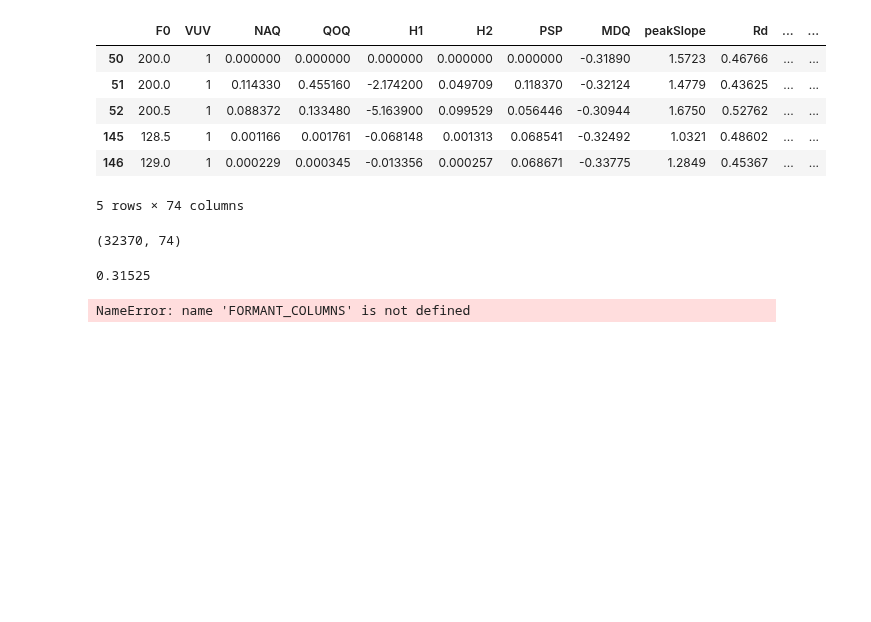
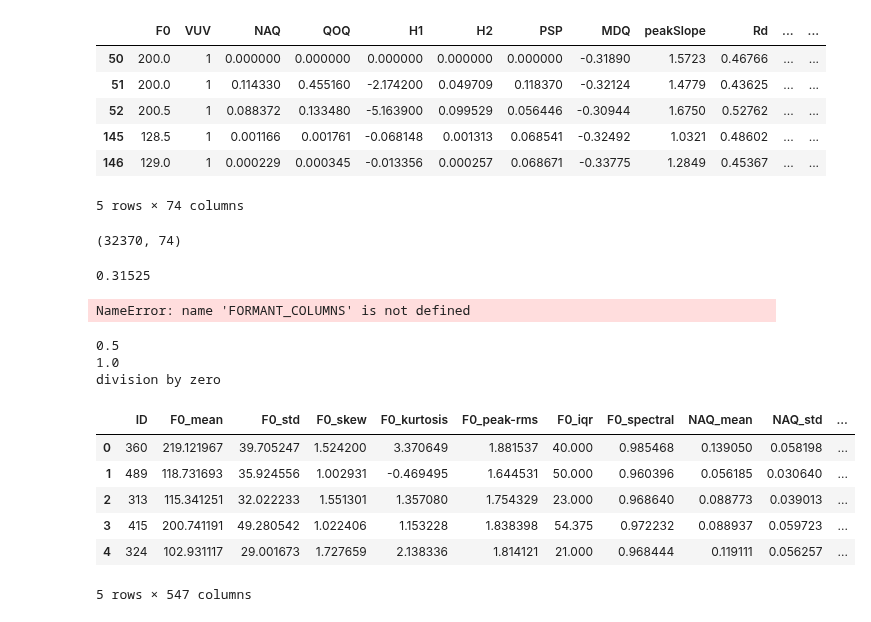
Before and after one commit to LouisYZK/dds-avec2019, a Jupyter notebook: explore.ipynb, the cells around one changed output. Drawn from its saved outputs; the diff is of its cells as text; code cells hidden in the pictures; blank space fills up the shorter version.

```diff
--- a/explore.ipynb
+++ b/explore.ipynb
@@ -114,3 +97,31 @@ dir2 =  config.data_dir + 'avec/301_P/' + '301_FORMANT.csv'
 df2 = pd.read_csv(dir2, header=None); df2.columns = FORMANT_COLUMNS
 # %% [output]
 NameError: name 'FORMANT_COLUMNS' is not defined
+# %%
+from concurrent.futures import ThreadPoolExecutor, as_completed
+le = [0,1,2]
+func = lambda x: 1 / x
+with ThreadPoolExecutor() as excutor:
+    r = [excutor.submit(func, i) for i in le]
+    for f in as_completed(r):
+        try:
+            print(f.result())
+        except Exception as e:
+            print(e)
+# %% [output]
+0.5
+1.0
+division by zero
+# %%
+from common.sql_handler import SqlHandler
+sql_handler = SqlHandler()
+a_fea = sql_handler.get_df(config.tbl_exp2_audio_fea)
+a_fea.head()
+# %% [output]
+|  | ID | F0_mean | F0_std | F0_skew | F0_kurtosis | F0_peak-rms | F0_iqr | F0_spectral | NAQ_mean | NAQ_std | ... |
+| 0 | 360 | 219.121967 | 39.705247 | 1.524200 | 3.370649 | 1.881537 | 40.000 | 0.985468 | 0.139050 | 0.058198 | ... |
+| 1 | 489 | 118.731693 | 35.924556 | 1.002931 | -0.469495 | 1.644531 | 50.000 | 0.960396 | 0.056185 | 0.030640 | ... |
+| 2 | 313 | 115.341251 | 32.022233 | 1.551301 | 1.357080 | 1.754329 | 23.000 | 0.968640 | 0.088773 | 0.039013 | ... |
+| 3 | 415 | 200.741191 | 49.280542 | 1.022406 | 1.153228 | 1.838398 | 54.375 | 0.972232 | 0.088937 | 0.059723 | ... |
+| 4 | 324 | 102.931117 | 29.001673 | 1.727659 | 2.138336 | 1.814121 | 21.000 | 0.968444 | 0.119111 | 0.056257 | ... |
+5 rows × 547 columns
```
Also changed, not shown: parts of 5 cells of this notebook, 9 other files.
